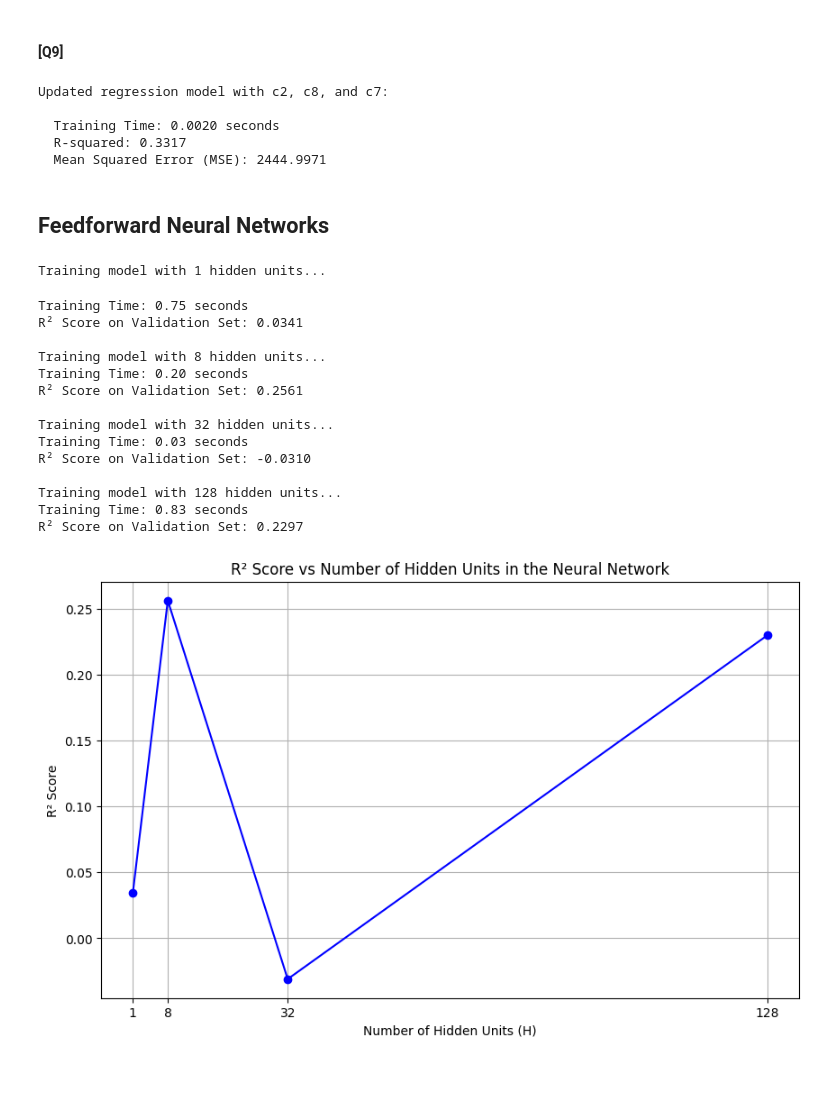
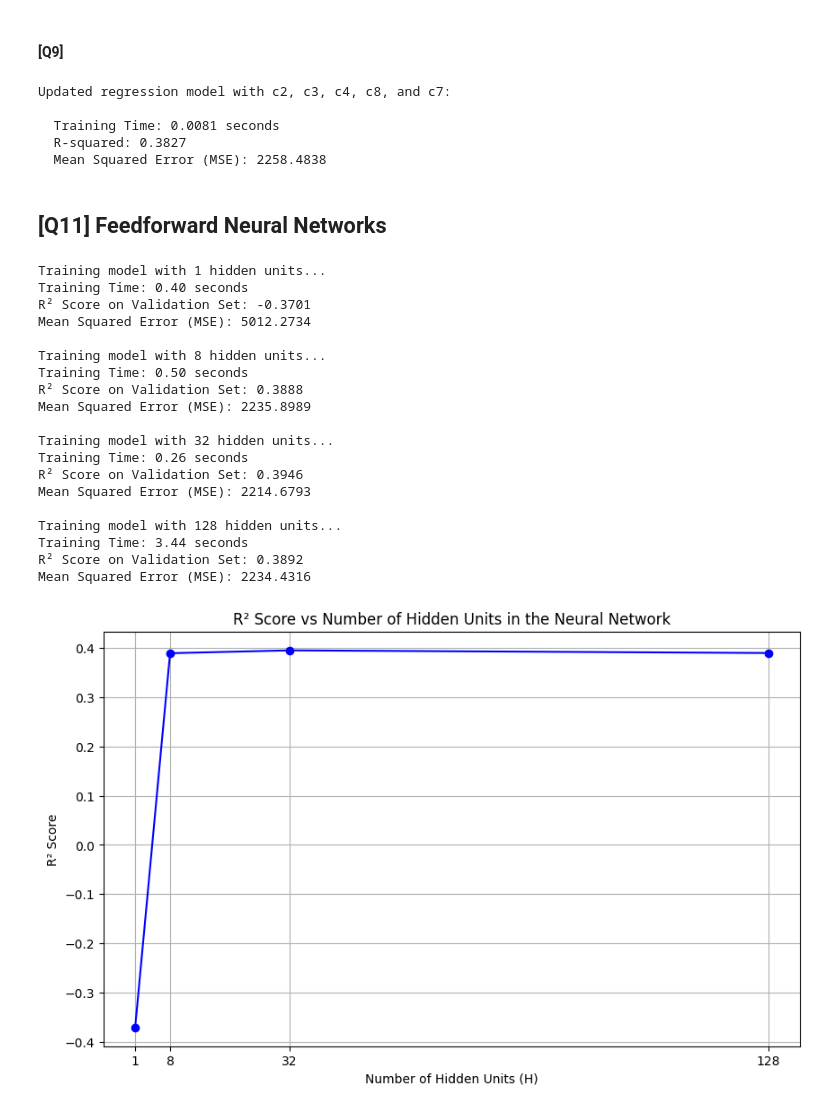
Before and after one commit to AnSloge/HKUST-COMP4211-Programming-Assignment-1, a Jupyter notebook: analysis.ipynb, the cells around one changed output. Cells and saved outputs as stored; diff of their text form; code cells hidden in the pictures; blank space fills up the shorter version.

```diff
--- a/analysis.ipynb
+++ b/analysis.ipynb
@@ -598,7 +604,7 @@ Validation set target shape: (179,)
 # %% [markdown]
 #### First step: Building Linear Regression models
 # %%
-features = ['c2', 'c8']  # c2 is numerical, c8 is ordinal
+features = ['c2', "c3", "c4", 'c8']  # c2, c3 and c4 are numerical, c8 is ordinal
 results = {}
 
 # Loop through each feature and fit a linear regression model
@@ -757,7 +771,7 @@ Combined model with both (c2 + c8) features:
 # %% [markdown]
 #### [Q9]
 # %%
-updated_features = ["c2", "c8", "c7_Q", "c7_S"]  # Now c7 in form of c7_Q and c7_S will be added to the model
+updated_features = ["c2", "c3", "c4", "c8", "c7_Q", "c7_S"]  # Now c7 in form of c7_Q and c7_S will be added to the model
 
 # Prepare the training and validation data with the updated features
 X_train_updated = X_train[updated_features]  # Use the original X_train with updated features
@@ -777,21 +791,21 @@ r_squared_updated = model_updated.score(X_val_updated, y_val)
 mse_updated = mean_squared_error(y_val, y_val_pred_updated)
 
 # Step 5: Report the results for the updated model
-print("\nUpdated regression model with c2, c8, and c7:\n")
+print("\nUpdated regression model with c2, c3, c4, c8, and c7:\n")
 print(f"  Training Time: {training_time:.4f} seconds")
 print(f"  R-squared: {r_squared_updated:.4f}")
 print(f"  Mean Squared Error (MSE): {mse_updated:.4f}")
 # %% [output]
-Updated regression model with c2, c8, and c7:
+Updated regression model with c2, c3, c4, c8, and c7:
 
-  Training Time: 0.0020 seconds
-  R-squared: 0.3317
-  Mean Squared Error (MSE): 2444.9971
+  Training Time: 0.0081 seconds
+  R-squared: 0.3827
+  Mean Squared Error (MSE): 2258.4838
 # %% [markdown]
-## Feedforward Neural Networks
+##  [Q11] Feedforward Neural Networks
 # %%
 # Features and target variable
-features_Q8 = ["c2", "c8"]
+features_Q8 = ["c2","c3", "c4", "c8"]
 X_train = X_train[features_Q8]  # Train data for the selected features
 X_val = X_val[features_Q8]      # Validation data
 y_train = y_train               # Target variable for training
@@ -808,7 +822,16 @@ for H in hidden_units_options:
     print(f"\nTraining model with {H} hidden units...")
 
     # Define the MLP Regressor model with 3 hidden layers, each having H units
-    model = MLPRegressor(hidden_layer_sizes=(H, H, H), early_stopping=True, max_iter=1000, random_state=4211)
+    model = MLPRegressor(
+    hidden_layer_sizes=(H, H, H),
+    early_stopping=True,
+    max_iter=1000,
+    random_state=4211,
+    solver='adam',  # Specify the optimizer (adam is usually a good choice)
+    tol=1e-4,  # Control the tolerance for convergence
+    n_iter_no_change=10  # Number of iterations with no improvement before stopping
+)
+
 
     # Record the start time
     start_time = time.time()
@@ -831,54 +854,50 @@ for H in hidden_units_options:
     mse = mean_squared_error(y_val, y_val_pred)
     mse_scores.append(mse)
 
     # Print results for this model
     print(f"Training Time: {training_time:.2f} seconds")
     print(f"R² Score on Validation Set: {r2:.4f}")
     print(f"Mean Squared Error (MSE): {mse:.4f}")
 
 # Plot the R² scores for each model
 plt.figure(figsize=(10, 6))
 plt.plot(hidden_units_options, r2_scores, marker='o', color='b', label='R² Score')
 plt.title('R² Score vs Number of Hidden Units in the Neural Network')
 plt.xlabel('Number of Hidden Units (H)')
 plt.ylabel('R² Score')
 plt.grid(True)
 plt.xticks(hidden_units_options)
 plt.show()
 
 # Plot the training time for each model
 plt.figure(figsize=(10, 6))
 plt.plot(hidden_units_options, training_times, marker='o', color='r', label='Training Time')
 plt.title('Training Time vs Number of Hidden Units in the Neural Network')
 plt.xlabel('Number of Hidden Units (H)')
 plt.ylabel('Training Time (seconds)')
 plt.grid(True)
 plt.xticks(hidden_units_options)
 plt.show()
 
-# Plot the MSE scores for each model
-plt.figure(figsize=(10, 6))
-plt.plot(hidden_units_options, mse_scores, marker='o', color='g', label='Mean Squared Error')
-plt.title('MSE vs Number of Hidden Units in the Neural Network')
-plt.xlabel('Number of Hidden Units (H)')
-plt.ylabel('Mean Squared Error (MSE)')
-plt.grid(True)
-plt.xticks(hidden_units_options)
-plt.show()
+# Does not ask to plot MSE results.
 # %% [output]
 Training model with 1 hidden units...
+Training Time: 0.40 seconds
+R² Score on Validation Set: -0.3701
+Mean Squared Error (MSE): 5012.2734
+
+Training model with 8 hidden units...
+Training Time: 0.50 seconds
+R² Score on Validation Set: 0.3888
+Mean Squared Error (MSE): 2235.8989
+
+Training model with 32 hidden units...
+Training Time: 0.26 seconds
+R² Score on Validation Set: 0.3946
+Mean Squared Error (MSE): 2214.6793
+
+Training model with 128 hidden units...
+Training Time: 3.44 seconds
+R² Score on Validation Set: 0.3892
+Mean Squared Error (MSE): 2234.4316
-Training Time: 0.75 seconds
-R² Score on Validation Set: 0.0341
-
-Training model with 8 hidden units...
-Training Time: 0.20 seconds
-R² Score on Validation Set: 0.2561
-
-Training model with 32 hidden units...
-Training Time: 0.03 seconds
-R² Score on Validation Set: -0.0310
-
-Training model with 128 hidden units...
-Training Time: 0.83 seconds
-R² Score on Validation Set: 0.2297
-[figure, old version]
+[figure, new version]
```
Also changed, not shown: parts of 11 cells of this notebook.
